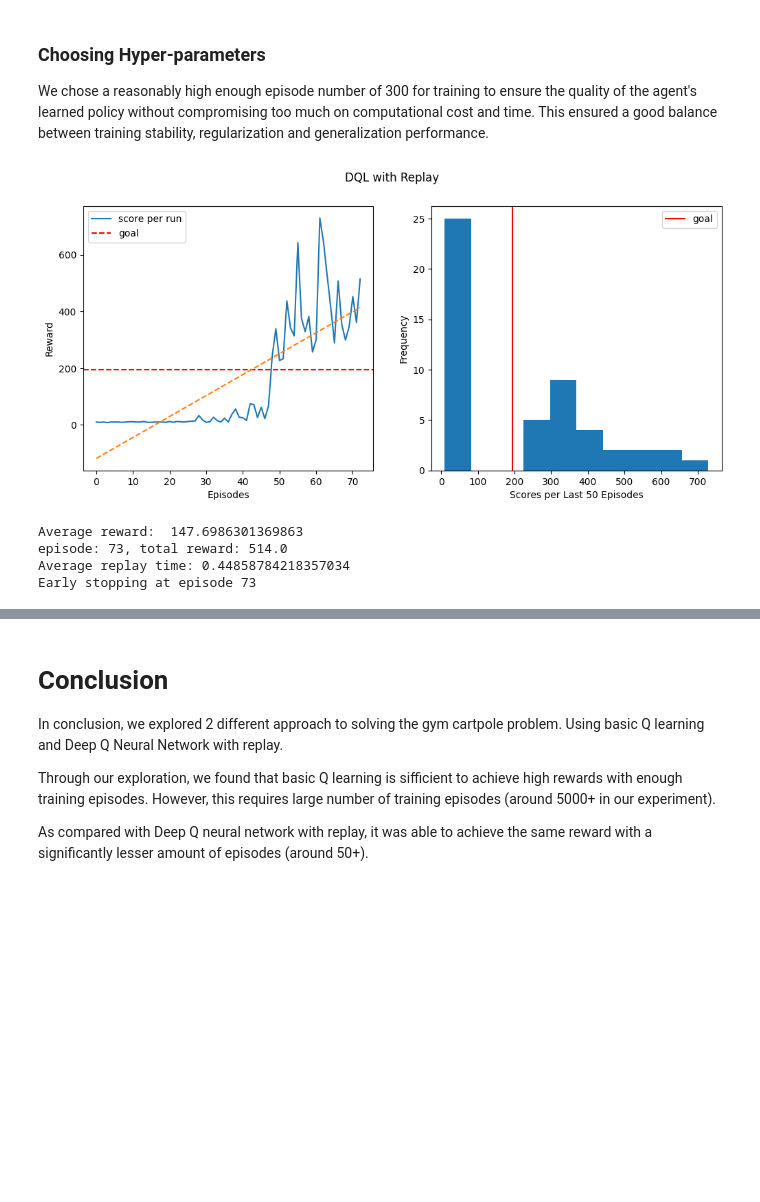
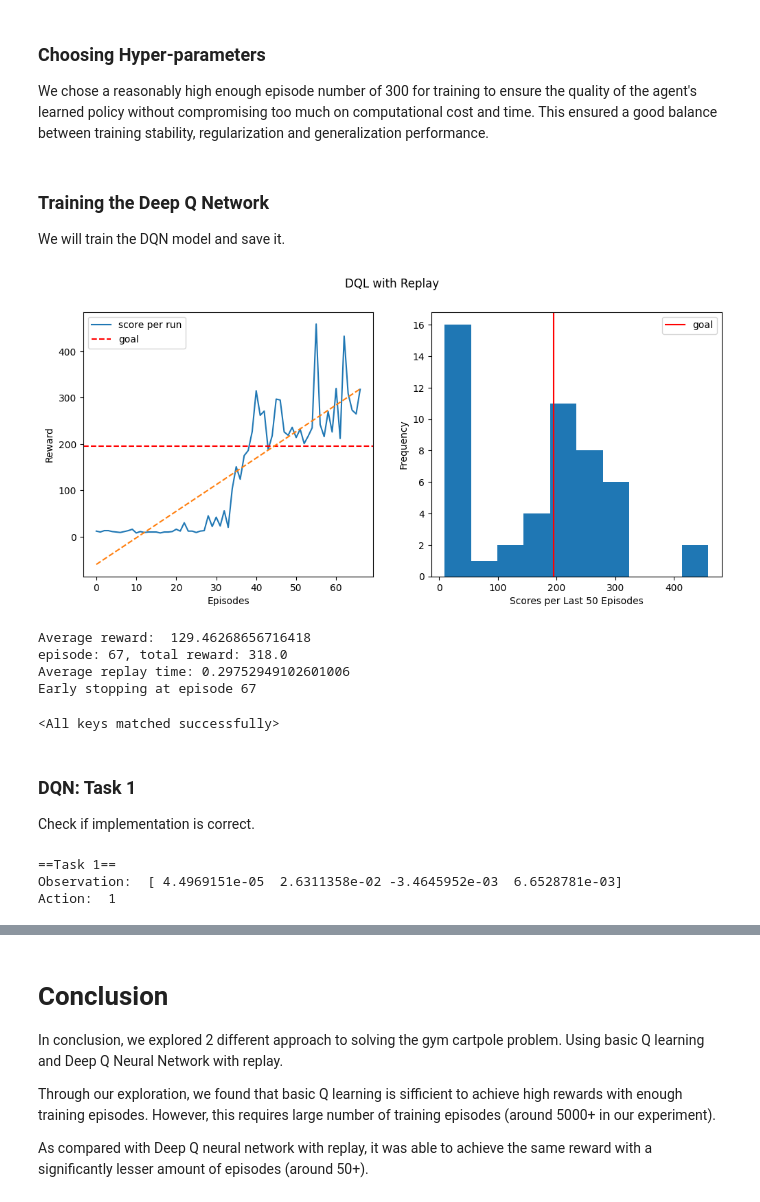
Before and after one commit to oscarqjh/SC3000-Projects, a Jupyter notebook: Project1/cartpole.ipynb, the cells around one changed output, grey strips where cells are left out. Drawn from its saved outputs; the diff is of its cells as text; code cells hidden in the pictures; blank space fills up the shorter version.

Commit message:
added save model for dqn

```diff
--- a/Project1/cartpole.ipynb
+++ b/Project1/cartpole.ipynb
@@ -500,7 +506,7 @@ Is my agent good enough? True
 Render one episode played by the developed RL agent on Jupyter. Please refer to the sample code link for rendering code
 # %%
 env = gym.make('CartPole-v1', render_mode='rgb_array')
-env = RecordVideo(env, './video')
+env = RecordVideo(env, './video/QL')
 agent = QLearningAgent(env)
 agent.load_model('cartpoleQLAgent.pkl')
 agent.run_one_episode(is_training=False)
@@ -757,17 +796,44 @@ episodes = 300
 n_hidden = 50
 # Learning rate
 lr = 0.001
+# %% [markdown]
+### Training the Deep Q Network
+We will train the DQN model and save it.
 # %%
 # Get replay results
 env = gym.make('CartPole-v1')
 dqn_replay = DQN_replay(n_state, n_action, n_hidden, lr)
 replay = run(env, dqn_replay,
                     episodes, gamma=.9,
-                    epsilon=0.2, replay=True,
+                    epsilon=0.3, replay=True,
                     title='DQL with Replay')
 # %% [output]
-[figure, old version]
+[figure, new version]
-Average reward:  147.6986301369863
-episode: 73, total reward: 514.0
-Average replay time: 0.44858784218357034
-Early stopping at episode 73
+Average reward:  129.46268656716418
+episode: 67, total reward: 318.0
+Average replay time: 0.29752949102601006
+Early stopping at episode 67
+# %%
+# Make directory for model
+os.makedirs('saved_models', exist_ok=True)
+
+# Save model
+torch.save(dqn_replay.model.state_dict(), 'saved_models/dqn.pth')
+
+# Load model
+model = DQN_replay(n_state, n_action, n_hidden, lr)
+model.model.load_state_dict(torch.load('saved_models/dqn.pth'))
+# %% [output]
+<All keys matched successfully>
+# %% [markdown]
+### DQN: Task 1
+Check if implementation is correct.
+# %%
+print("==Task 1==")
+observation, _ = env.reset()
+print("Observation: ", observation)
+print("Action: ", torch.argmax(model.predict(observation)).item())
+# %% [output]
+==Task 1==
+Observation:  [ 4.4969151e-05  2.6311358e-02 -3.4645952e-03  6.6528781e-03]
+Action:  1
```
Also changed, not shown: parts of 14 cells of this notebook, 4 other files.
